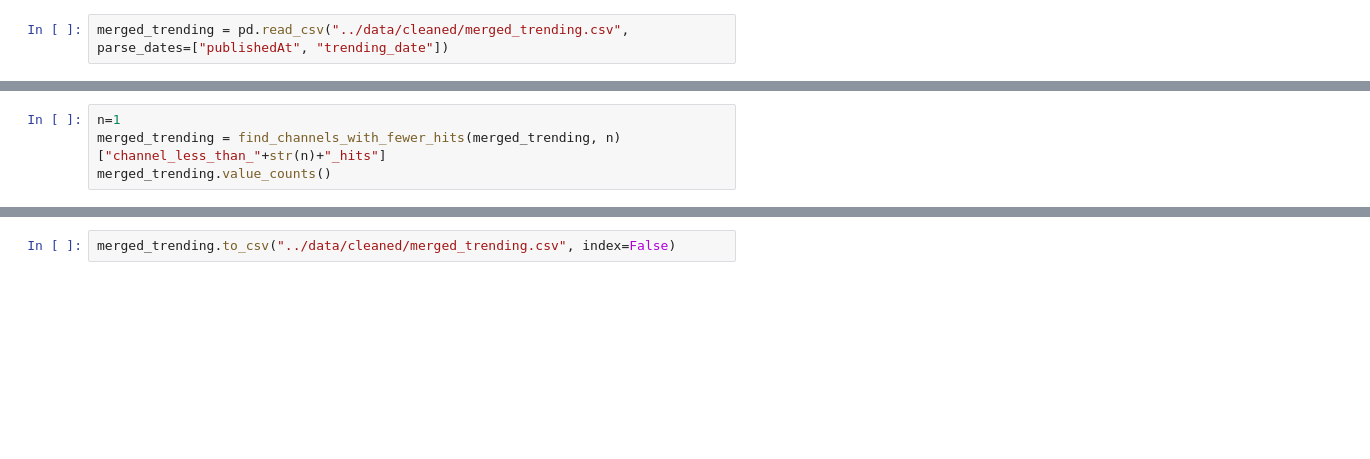
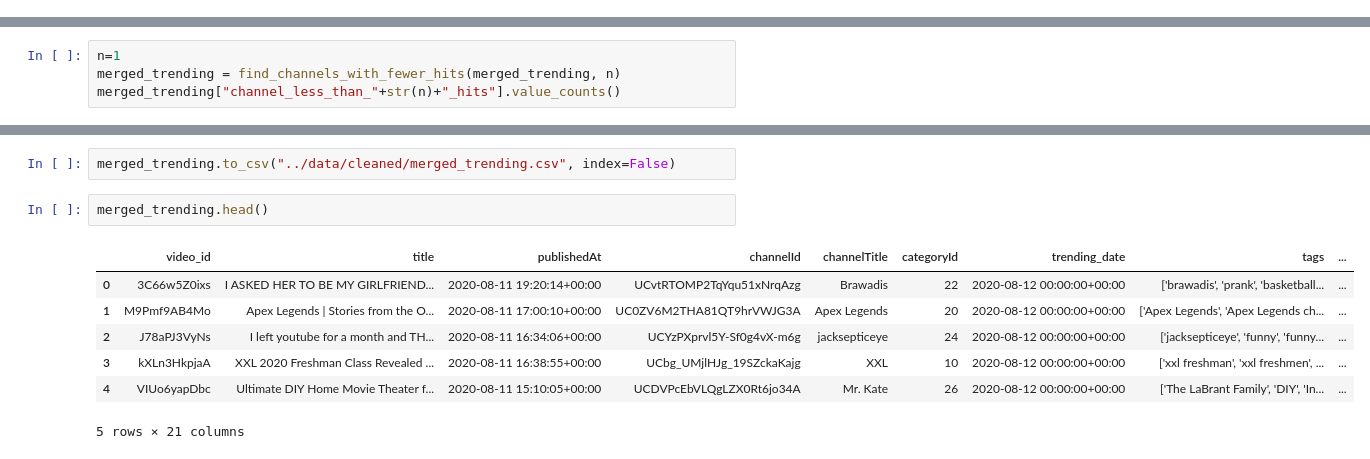
Before and after one commit to nantoniou/youtube-views-predictor, a Jupyter notebook: notebooks/data_cleaning.ipynb, the cells around one changed output, grey strips where cells are left out. Saved outputs shown, nothing was run; the diff lists cells and outputs as text; blank space fills up the shorter version.

Commit message:
Fix bug that only saves a column of the df

```diff
--- a/notebooks/data_cleaning.ipynb
+++ b/notebooks/data_cleaning.ipynb
@@ -229,6 +229,4 @@ merged_trending.to_csv("../data/cleaned/merged_trending.csv", index=False)
 merged_categ_jsons.to_csv("../data/cleaned/merged_categ_jsons.csv", index=False)
-# %%
-merged_trending = pd.read_csv("../data/cleaned/merged_trending.csv", parse_dates=["publishedAt", "trending_date"])
 # %%
 merged_trending.country.value_counts()
 # %% [output]
@@ -249,11 +247,21 @@ def find_channels_with_fewer_hits(merged_trending: pd.DataFrame, n: int):
     return merged_trending
 # %%
 n=1
-merged_trending = find_channels_with_fewer_hits(merged_trending, n)["channel_less_than_"+str(n)+"_hits"]
-merged_trending.value_counts()
+merged_trending = find_channels_with_fewer_hits(merged_trending, n)
+merged_trending["channel_less_than_"+str(n)+"_hits"].value_counts()
 # %% [output]
 False    700954
 True         50
 Name: channel_less_than_1_hits, dtype: int64
 # %%
 merged_trending.to_csv("../data/cleaned/merged_trending.csv", index=False)
+# %%
+merged_trending.head()
+# %% [output]
+|  | video_id | title | publishedAt | channelId | channelTitle | categoryId | trending_date | tags | ... |
+| 0 | 3C66w5Z0ixs | I ASKED HER TO BE MY GIRLFRIEND... | 2020-08-11 19:20:14+00:00 | UCvtRTOMP2TqYqu51xNrqAzg | Brawadis | 22 | 2020-08-12 00:00:00+00:00 | ['brawadis', 'prank', 'basketball... | ... |
+| 1 | M9Pmf9AB4Mo | Apex Legends | Stories from the O... | 2020-08-11 17:00:10+00:00 | UC0ZV6M2THA81QT9hrVWJG3A | Apex Legends | 20 | 2020-08-12 00:00:00+00:00 | ['Apex Legends', 'Apex Legends ch... | ... |
+| 2 | J78aPJ3VyNs | I left youtube for a month and TH... | 2020-08-11 16:34:06+00:00 | UCYzPXprvl5Y-Sf0g4vX-m6g | jacksepticeye | 24 | 2020-08-12 00:00:00+00:00 | ['jacksepticeye', 'funny', 'funny... | ... |
+| 3 | kXLn3HkpjaA | XXL 2020 Freshman Class Revealed ... | 2020-08-11 16:38:55+00:00 | UCbg_UMjlHJg_19SZckaKajg | XXL | 10 | 2020-08-12 00:00:00+00:00 | ['xxl freshman', 'xxl freshmen', ... | ... |
+| 4 | VIUo6yapDbc | Ultimate DIY Home Movie Theater f... | 2020-08-11 15:10:05+00:00 | UCDVPcEbVLQgLZX0Rt6jo34A | Mr. Kate | 26 | 2020-08-12 00:00:00+00:00 | ['The LaBrant Family', 'DIY', 'In... | ... |
+5 rows × 21 columns
```
Also changed, not shown: parts of 1 cell of this notebook.
